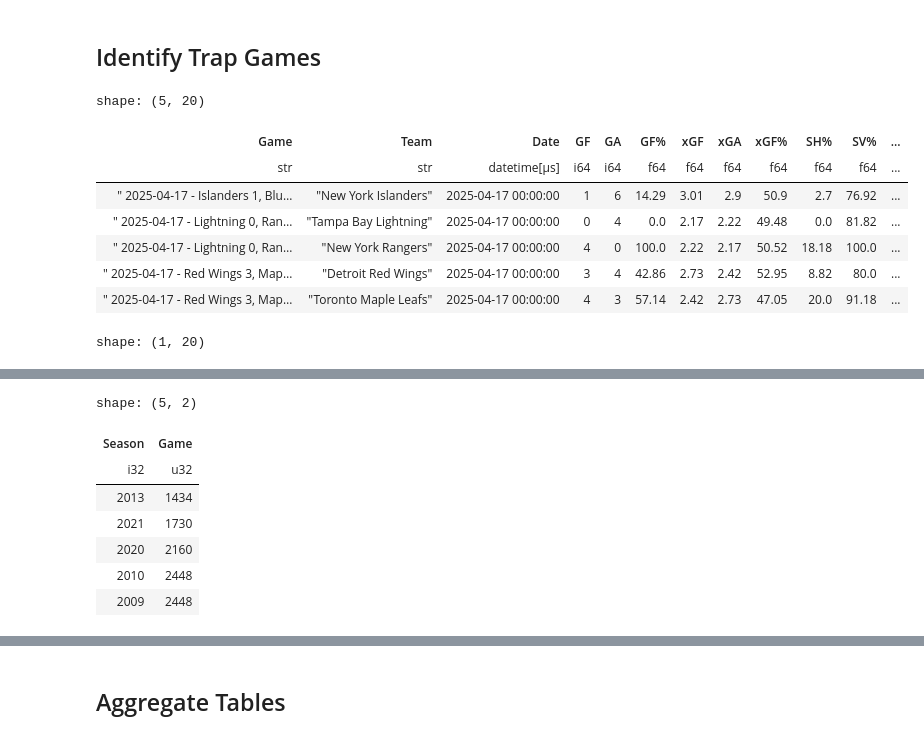
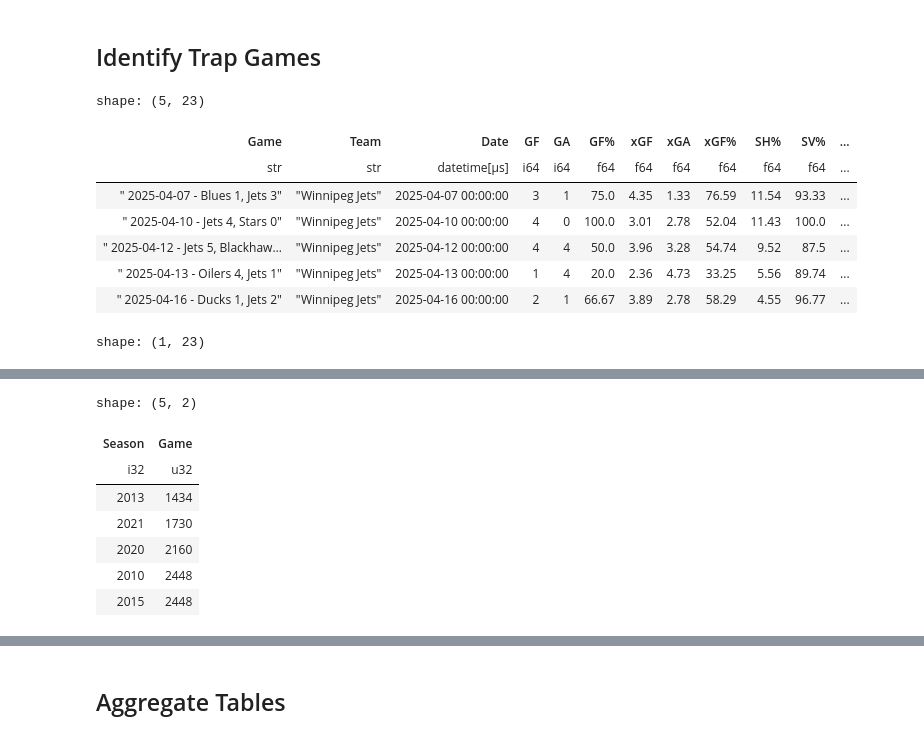
Before and after one commit to hLuo27/projects, a Jupyter notebook: notebooks/2025-09-13 NHL Trap Games.ipynb, the cells around one changed output, grey strips where cells are left out. Cells and saved outputs as stored; diff of their text form; code cells hidden in the pictures.

```diff
--- a/notebooks/2025-09-13 NHL Trap Games.ipynb
+++ b/notebooks/2025-09-13 NHL Trap Games.ipynb
@@ -70,6 +78,8 @@ weak_threshold = 0.95
 df_games_processed = (
     df_games.filter(pl.col("GF%").is_not_null())
       .unique(subset=['Game', 'Team'], keep='first')
+
+        # Derive # Points a team earns in a game
       .sort("Game", descending=False)
       .with_columns([
         pl.when(pl.col("Date").dt.month() >= 7).then(pl.col("Date").dt.year() + 1)
@@ -80,40 +90,58 @@ df_games_processed = (
               .otherwise(pl.lit(1))
           .alias("Points")
       ])
+
+    # Derive rolling average # points the team has earned so far
     .with_columns([
         pl.col(strength_col).cum_sum().over(["Team", "Season"]).alias("Season to Date Total incl Current"),
         pl.col("GF%").cum_count().over(["Team", "Season"]).alias("# Games Season to Date incl Current")
     ])
     .with_columns(
         ((pl.col("Season to Date Total incl Current") - pl.col(strength_col))/
          (pl.col("# Games Season to Date incl Current") - 1)).alias(f"Season to Date Average {strength_col}")
     )
     .with_columns([
         ((pl.col(f"Season to Date Average {strength_col}") > strong_threshold)
          & (pl.col("# Games Season to Date incl Current") > 20)).alias("is_strong"),
         ((pl.col(f"Season to Date Average {strength_col}") < weak_threshold)
          & (pl.col("# Games Season to Date incl Current") > 20)).alias("is_weak"),
 
         pl.when(pl.col("Season") <= 2012).then(pl.lit("Pre-Lockout (2007–2012)"))
             .when((pl.col("Season") >= 2013) & (pl.col("Season") <= 2019)).then(pl.lit("Post-Lockout (2013-2019)"))
             .when((pl.col("Season") >= 2020) & (pl.col("Season") <= 2021)).then(pl.lit("Pandemic (2020–2021)"))
             .otherwise(pl.lit("Post-Pandemic (2022–2025)"))
             .alias("Season Bucket")
     ])
+
+    # # Days since last game
+    .sort(["Team", "Season", "Date"])
+    .with_columns(
+        (pl.col("Date").diff().dt.total_days()).over(["Team", "Season"]).fill_null(0).alias("# Days since Last Game")
+    )
+
+    # Check if Home Team
+    .with_columns(
+        pl.col("Game").str.split(",").list.get(-1).str.strip_chars().str.replace(r"\s+\d+$", "")
+            .str.split(" ").list.get(-1).str.strip_chars() # needed for edge cases like "Maple Leafs"
+            .alias("home_team_name")
+    )
+    .with_columns(
+        (pl.col("Team").str.split(" ").list.get(-1).str.strip_chars() == pl.col("home_team_name")).alias("is_home_team")
+    )
 )
 
 display(df_games_processed.tail(5))
 df_games_processed.mean()
 # %% [output]
-shape: (5, 20)
+shape: (5, 23)
 | Game | Team | Date | GF | GA | GF% | xGF | xGA | xGF% | SH% | SV% | ... |
 | str | str | datetime[μs] | i64 | i64 | f64 | f64 | f64 | f64 | f64 | f64 | ... |
-| " 2025-04-17 - Islanders 1, Blu… | "New York Islanders" | 2025-04-17 00:00:00 | 1 | 6 | 14.29 | 3.01 | 2.9 | 50.9 | 2.7 | 76.92 | ... |
-| " 2025-04-17 - Lightning 0, Ran… | "Tampa Bay Lightning" | 2025-04-17 00:00:00 | 0 | 4 | 0.0 | 2.17 | 2.22 | 49.48 | 0.0 | 81.82 | ... |
-| " 2025-04-17 - Lightning 0, Ran… | "New York Rangers" | 2025-04-17 00:00:00 | 4 | 0 | 100.0 | 2.22 | 2.17 | 50.52 | 18.18 | 100.0 | ... |
-| " 2025-04-17 - Red Wings 3, Map… | "Detroit Red Wings" | 2025-04-17 00:00:00 | 3 | 4 | 42.86 | 2.73 | 2.42 | 52.95 | 8.82 | 80.0 | ... |
-| " 2025-04-17 - Red Wings 3, Map… | "Toronto Maple Leafs" | 2025-04-17 00:00:00 | 4 | 3 | 57.14 | 2.42 | 2.73 | 47.05 | 20.0 | 91.18 | ... |
+| " 2025-04-07 - Blues 1, Jets 3" | "Winnipeg Jets" | 2025-04-07 00:00:00 | 3 | 1 | 75.0 | 4.35 | 1.33 | 76.59 | 11.54 | 93.33 | ... |
+| " 2025-04-10 - Jets 4, Stars 0" | "Winnipeg Jets" | 2025-04-10 00:00:00 | 4 | 0 | 100.0 | 3.01 | 2.78 | 52.04 | 11.43 | 100.0 | ... |
+| " 2025-04-12 - Jets 5, Blackhaw… | "Winnipeg Jets" | 2025-04-12 00:00:00 | 4 | 4 | 50.0 | 3.96 | 3.28 | 54.74 | 9.52 | 87.5 | ... |
+| " 2025-04-13 - Oilers 4, Jets 1" | "Winnipeg Jets" | 2025-04-13 00:00:00 | 1 | 4 | 20.0 | 2.36 | 4.73 | 33.25 | 5.56 | 89.74 | ... |
+| " 2025-04-16 - Ducks 1, Jets 2" | "Winnipeg Jets" | 2025-04-16 00:00:00 | 2 | 1 | 66.67 | 3.89 | 2.78 | 58.29 | 4.55 | 96.77 | ... |
-shape: (1, 20)
+shape: (1, 23)
 | Game | Team | Date | GF | GA | GF% | xGF | xGA | xGF% | SH% | SV% | ... |
 | str | str | datetime[μs] | f64 | f64 | f64 | f64 | f64 | f64 | f64 | f64 | ... |
 | null | null | 2016-08-21 05:52:29.413298 | 2.860286 | 2.860239 | 50.000698 | 2.768069 | 2.768026 | 50.000408 | 9.730112 | 90.27024 | ... |
@@ -128,5 +156,5 @@ shape: (5, 2)
 | 2021 | 1730 |
 | 2020 | 2160 |
 | 2010 | 2448 |
-| 2009 | 2448 |
+| 2015 | 2448 |
 # %%
```
Also changed, not shown: parts of 28 cells of this notebook.
